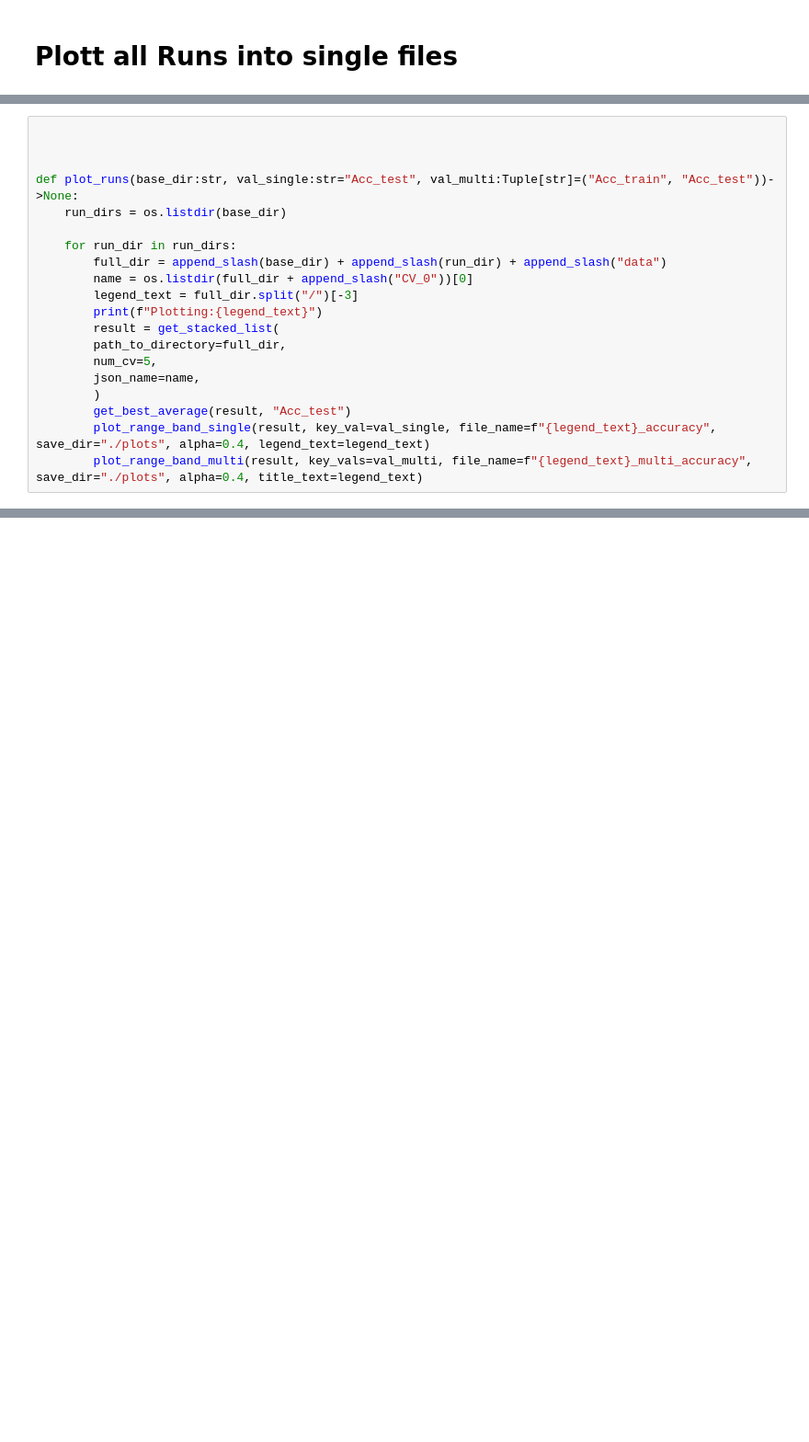
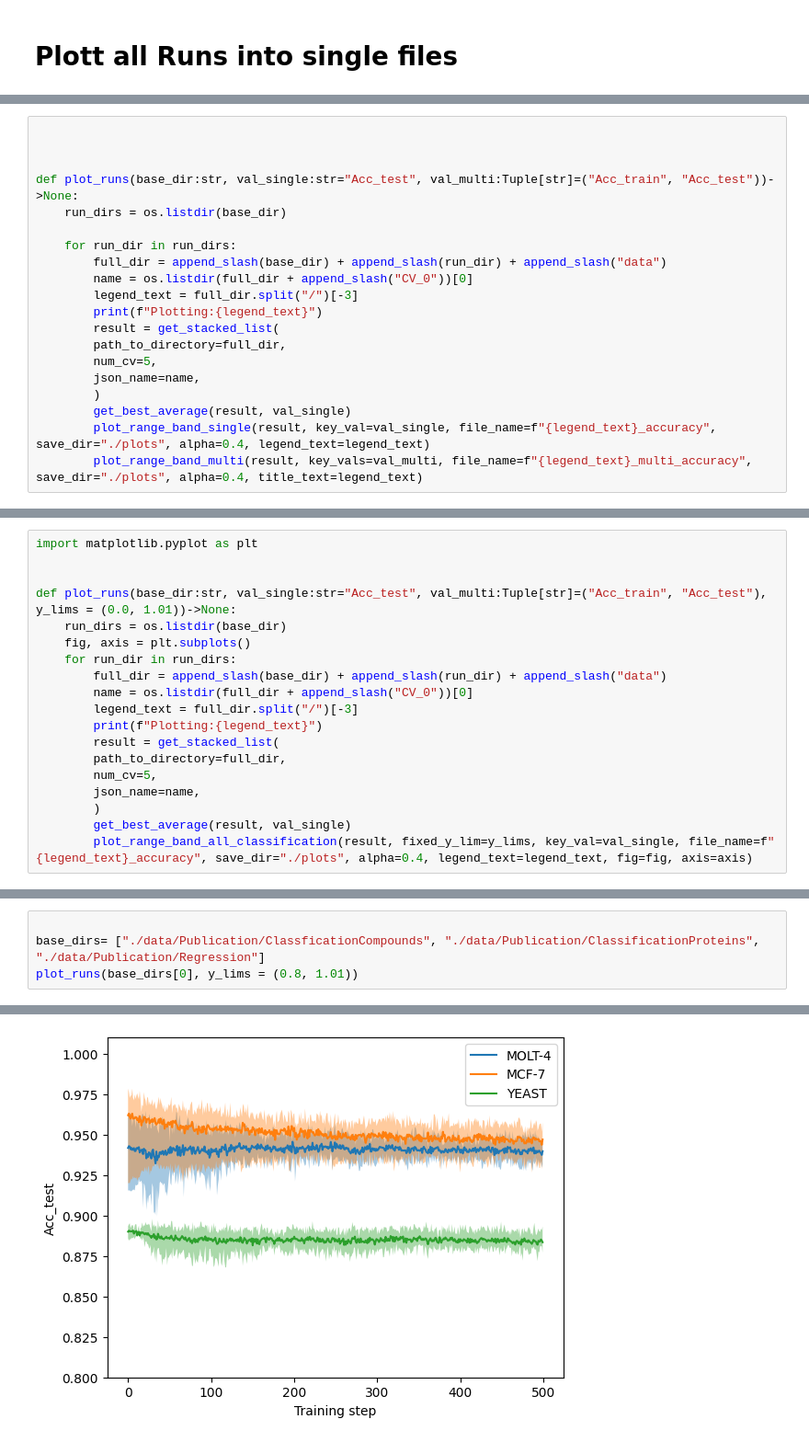
Before and after one commit to cap-jmk/carate-pwc, a Jupyter notebook: notebooks/Plotting.ipynb, the cells around one changed output, grey strips where cells are left out. Shown at 92% size. Drawn from its saved outputs; the diff is of its cells as text; blank space fills up the shorter version.

Commit message:
prepare pubication plots

```diff
--- a/notebooks/Plotting.ipynb
+++ b/notebooks/Plotting.ipynb
@@ -85,7 +91,7 @@ def plot_runs(base_dir:str, val_single:str="Acc_test", val_multi:Tuple[str]=("Ac
         num_cv=5,
         json_name=name,
         )
-        get_best_average(result, "Acc_test")
+        get_best_average(result, val_single)
         plot_range_band_single(result, key_val=val_single, file_name=f"{legend_text}_accuracy", save_dir="./plots", alpha=0.4, legend_text=legend_text)
         plot_range_band_multi(result, key_vals=val_multi, file_name=f"{legend_text}_multi_accuracy", save_dir="./plots", alpha=0.4, title_text=legend_text)
 # %%
@@ -124 +184,19 @@ from carate.statistics.analysis import get_best_average, get_stacked_list
 # %%
+import matplotlib.pyplot as plt
+
+
+def plot_runs(base_dir:str, val_single:str="Acc_test", val_multi:Tuple[str]=("Acc_train", "Acc_test"), y_lims = (0.0, 1.01))->None:
+    run_dirs = os.listdir(base_dir)
+    fig, axis = plt.subplots()
+    for run_dir in run_dirs:
+        full_dir = append_slash(base_dir) + append_slash(run_dir) + append_slash("data")
+        name = os.listdir(full_dir + append_slash("CV_0"))[0]
+        legend_text = full_dir.split("/")[-3]
+        print(f"Plotting:{legend_text}")
+        result = get_stacked_list(
+        path_to_directory=full_dir,
+        num_cv=5,
+        json_name=name,
+        )
+        get_best_average(result, val_single)
+        plot_range_band_all_classification(result, fixed_y_lim=y_lims, key_val=val_single, file_name=f"{legend_text}_accuracy", save_dir="./plots", alpha=0.4, legend_text=legend_text, fig=fig, axis=axis)
@@ -127,0 +203,5 @@ dict_keys(['Loss', 'Acc_train', 'Acc_test', 'AUC'])
+# %%
+
+base_dirs= ["./data/Publication/ClassficationCompounds", "./data/Publication/ClassificationProteins", "./data/Publication/Regression"]
+plot_runs(base_dirs[0], y_lims = (0.8, 1.01))
+# %% [output]
@@ -127,0 +214 @@ dict_keys(['Loss', 'Acc_train', 'Acc_test', 'AUC'])
+[figure, added]
```
Also changed, not shown: parts of 13 cells of this notebook, 1 other file.
